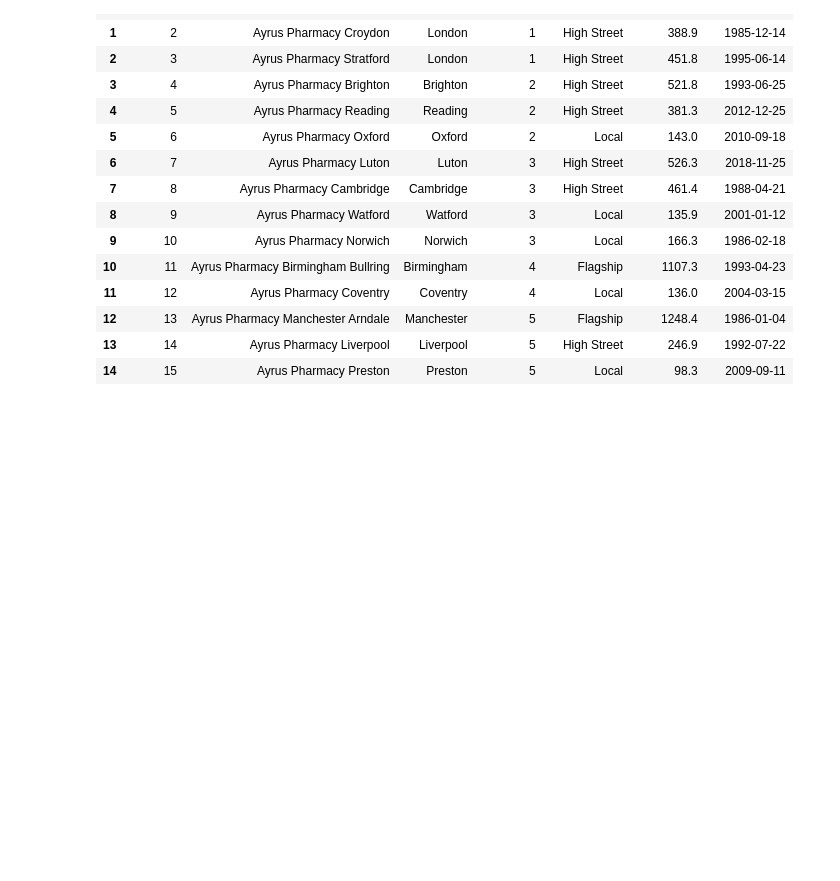
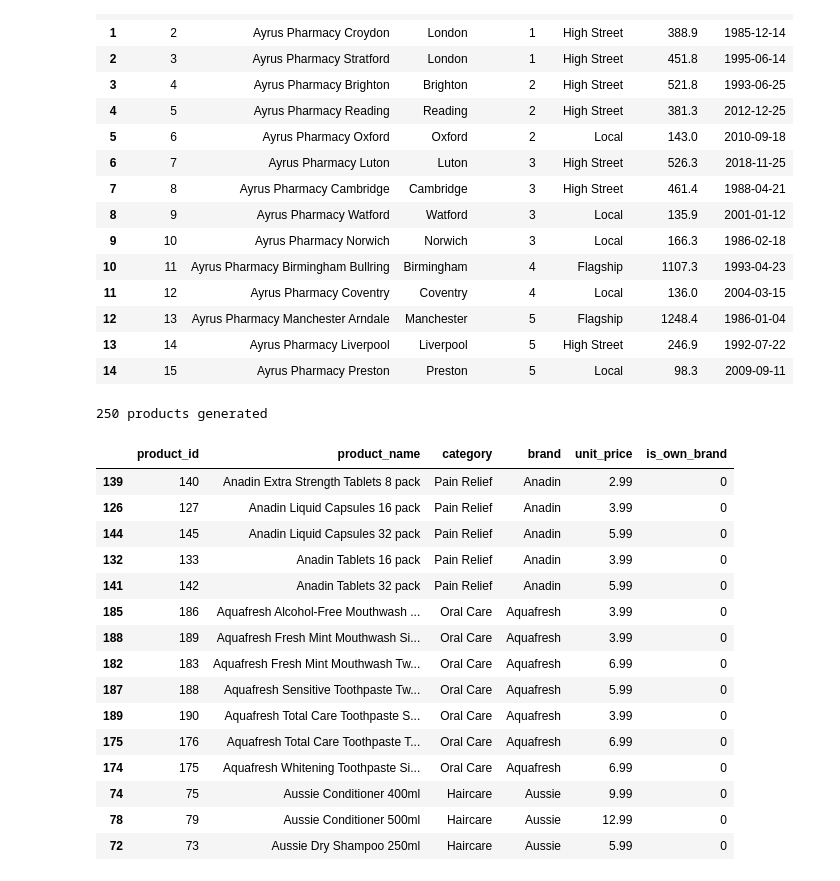
Before and after one commit to zarduya/SQL-DB-PROJECT, a Jupyter notebook: sql_database.ipynb, the cells around one changed output. Cells and saved outputs as stored; diff of their text form; code cells hidden in the pictures; blank space fills up the shorter version.

Commit message:
added product table and checked product data

```diff
--- a/sql_database.ipynb
+++ b/sql_database.ipynb
@@ -137,3 +137,70 @@ CATEGORIES = {
                  'items': ['Nappies Size 2', 'Nappies Size 3', 'Nappies Size 4', 'Nappies Size 5', 'Sensitive Baby Wipes'],
                  'sizes': ['Single Pack', 'Value Pack', 'Jumbo Pack'], 'median_price': 9.0, 'share': 0.12, 'own_brand': True},
 }
+# %%
+products = []
+seen_names = set()    # remembers names already made so we don't get the same product twice
+base_prices = {}      # one price per product, so all its sizes are priced in line
+product_id = 1
+
+# bigger sizes cost more, but cheaper per unit, like in real shops
+SIZE_MULTIPLIERS = [1.0, 1.6, 2.2]
+
+for category, info in CATEGORIES.items():
+    n_in_category = round(N_PRODUCTS * info['share'])
+    brands = info['brands'] + ([OWN_BRAND] if info['own_brand'] else [])
+    created = 0
+
+    while created < n_in_category:
+        brand = random.choice(brands)
+        item = random.choice(info['items'])
+        size = random.choice(info['sizes'])
+        name = f"{brand} {item} {size}"
+        if name in seen_names:
+            continue              # already made, try again
+        seen_names.add(name)
+
+        # pick the price once per product
+        # log-normal means most things are cheap and only a few are expensive
+        key = (brand, item)
+        if key not in base_prices:
+            base = np.random.lognormal(mean=np.log(info['median_price']), sigma=0.3)
+            if brand == OWN_BRAND:
+                base *= 0.7                      # own brand is about 30% cheaper
+            base_prices[key] = base
+
+        price = base_prices[key] * SIZE_MULTIPLIERS[info['sizes'].index(size)]
+        price = max(round(price) - 0.01, 0.99)   # make prices look like £4.99
+
+        products.append({
+            'product_id': product_id,
+            'product_name': name,
+            'category': category,          # nominal
+            'brand': brand,                # nominal
+            'unit_price': price,           # ratio
+            'is_own_brand': int(brand == OWN_BRAND)   # 1 = own brand, 0 = not
+        })
+        product_id += 1
+        created += 1
+
+products_df = pd.DataFrame(products)
+print(len(products_df), "products generated")
+products_df.sort_values('product_name').head(15)
+# %% [output]
+250 products generated
+|  | product_id | product_name | category | brand | unit_price | is_own_brand |
+| 139 | 140 | Anadin Extra Strength Tablets 8 pack | Pain Relief | Anadin | 2.99 | 0 |
+| 126 | 127 | Anadin Liquid Capsules 16 pack | Pain Relief | Anadin | 3.99 | 0 |
+| 144 | 145 | Anadin Liquid Capsules 32 pack | Pain Relief | Anadin | 5.99 | 0 |
+| 132 | 133 | Anadin Tablets 16 pack | Pain Relief | Anadin | 3.99 | 0 |
+| 141 | 142 | Anadin Tablets 32 pack | Pain Relief | Anadin | 5.99 | 0 |
+| 185 | 186 | Aquafresh Alcohol-Free Mouthwash ... | Oral Care | Aquafresh | 3.99 | 0 |
+| 188 | 189 | Aquafresh Fresh Mint Mouthwash Si... | Oral Care | Aquafresh | 3.99 | 0 |
+| 182 | 183 | Aquafresh Fresh Mint Mouthwash Tw... | Oral Care | Aquafresh | 6.99 | 0 |
+| 187 | 188 | Aquafresh Sensitive Toothpaste Tw... | Oral Care | Aquafresh | 5.99 | 0 |
+| 189 | 190 | Aquafresh Total Care Toothpaste S... | Oral Care | Aquafresh | 3.99 | 0 |
+| 175 | 176 | Aquafresh Total Care Toothpaste T... | Oral Care | Aquafresh | 6.99 | 0 |
+| 174 | 175 | Aquafresh Whitening Toothpaste Si... | Oral Care | Aquafresh | 6.99 | 0 |
+| 74 | 75 | Aussie Conditioner 400ml | Haircare | Aussie | 9.99 | 0 |
+| 78 | 79 | Aussie Conditioner 500ml | Haircare | Aussie | 12.99 | 0 |
+| 72 | 73 | Aussie Dry Shampoo 250ml | Haircare | Aussie | 5.99 | 0 |
```
Also changed, not shown: parts of 1 cell of this notebook.
